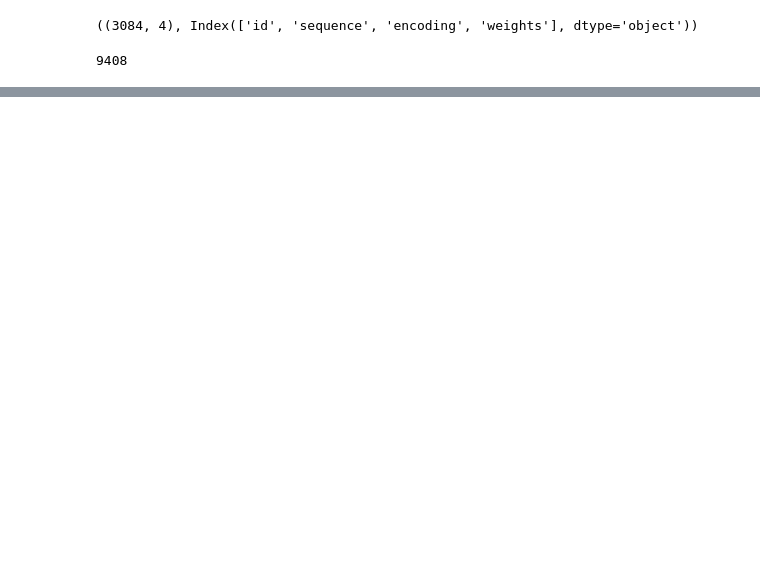
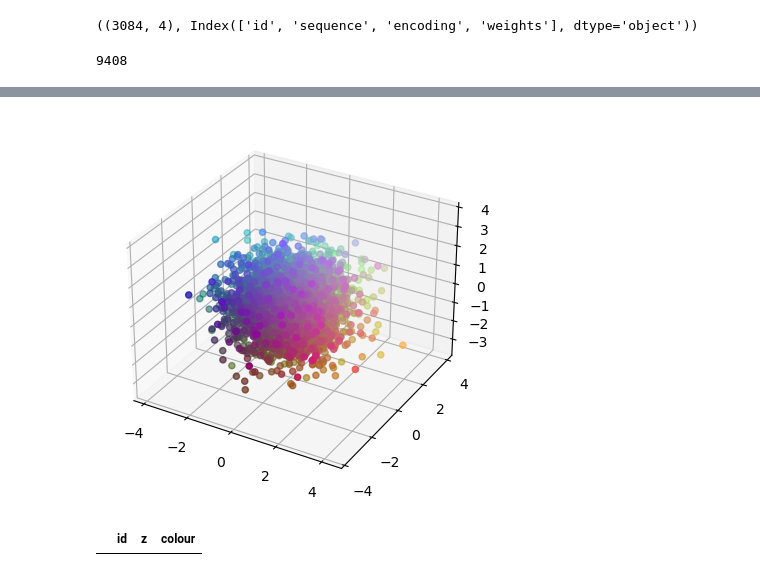
Before and after one commit to SebPorras/MAP_VAE, a Jupyter notebook: notebooks/test.ipynb, the cells around one changed output, grey strips where cells are left out. Drawn from its saved outputs; the diff is of its cells as text; code cells hidden in the pictures; blank space fills up the shorter version.

```diff
--- a/notebooks/test.ipynb
+++ b/notebooks/test.ipynb
@@ -61,0 +177,7 @@ model = SeqVAETest(input_dims, 10, hidden_dims=config["hidden_dims"], config)
+# %%
+from sklearn.preprocessing import MinMaxScaler
+
+# RGB scale
+scaler = MinMaxScaler((0,255))
+new_data = scaler.fit_transform(transformed)
+new_data
@@ -61,0 +192,10 @@ model = SeqVAETest(input_dims, 10, hidden_dims=config["hidden_dims"], config)
+# %%
+fig = plt.figure()
+ax = fig.add_subplot(111, projection='3d')
+
+C = np.array([[255, 0, 0], [0, 255, 0], [0, 0, 255]])
+
+ax.scatter(transformed[:, 0], transformed[:, 1], transformed[:, 2], c=new_data/255)
+plt.show()
+# %% [output]
+[figure, added]
@@ -61,0 +204,5 @@ model = SeqVAETest(input_dims, 10, hidden_dims=config["hidden_dims"], config)
+# %%
+df['colour'] = pand
+df.loc[df['id'] == 'UniRef100_L7ZC84/5-536']
+# %% [output]
+|  | id | z | colour |
```
Also changed, not shown: parts of 15 cells of this notebook, 3 other files.
